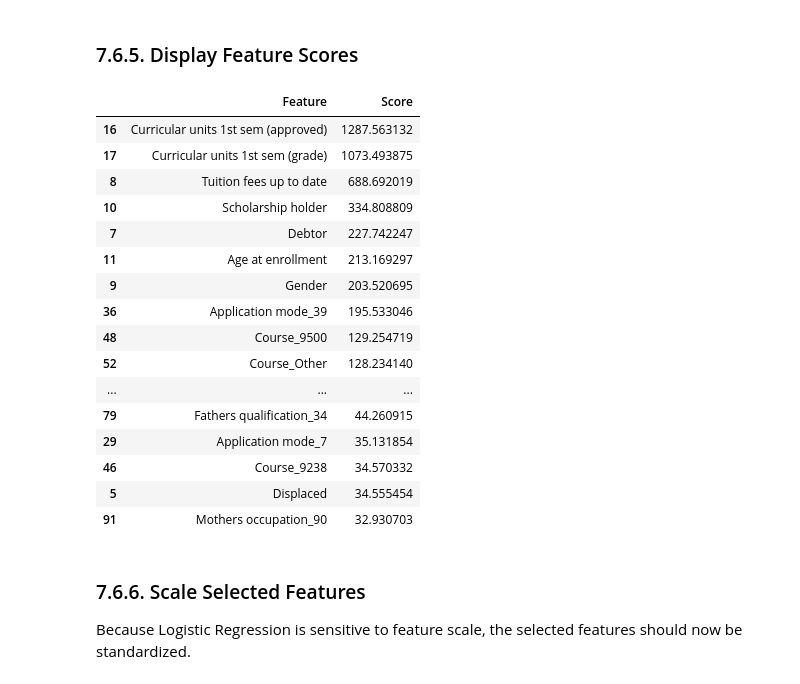
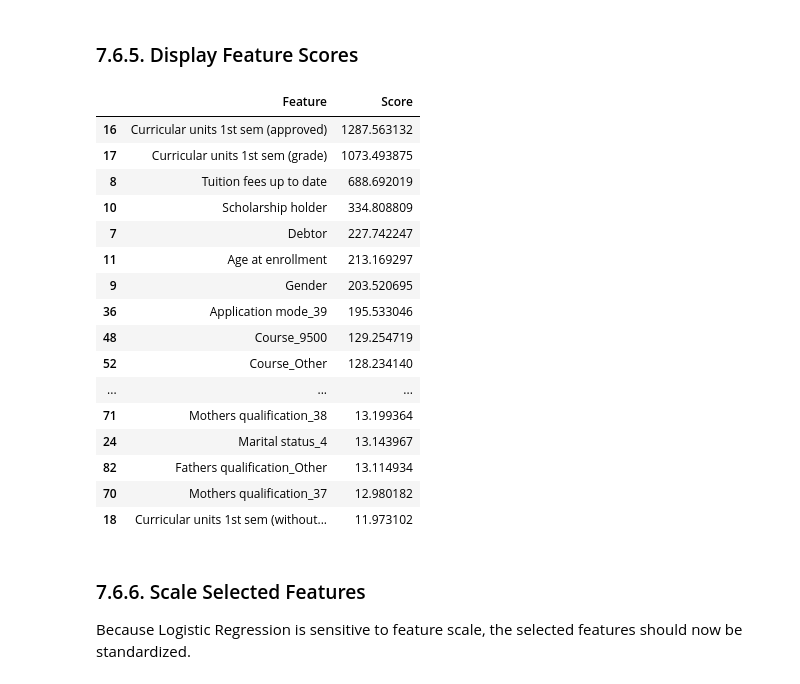
Before and after one commit to DimitarMalamski/student-dropout-predictor, a Jupyter notebook: notebooks/dropout_predictor.ipynb, the cells around one changed output. Saved outputs shown, nothing was run; the diff lists cells and outputs as text; code cells hidden in the pictures.

```diff
--- a/notebooks/dropout_predictor.ipynb
+++ b/notebooks/dropout_predictor.ipynb
@@ -603,28 +603,28 @@ Mothers occupation_90
 # %%
 feature_scores = pd.DataFrame({
   "Feature": X_train_fs.columns,
   "Score": selector.scores_
 }).sort_values(by="Score", ascending=False)
 
-feature_scores.head(20)
+feature_scores.head(30)
 # %% [output]
 |  | Feature | Score |
 | 16 | Curricular units 1st sem (approved) | 1287.563132 |
 | 17 | Curricular units 1st sem (grade) | 1073.493875 |
 | 8 | Tuition fees up to date | 688.692019 |
 | 10 | Scholarship holder | 334.808809 |
 | 7 | Debtor | 227.742247 |
 | 11 | Age at enrollment | 213.169297 |
 | 9 | Gender | 203.520695 |
 | 36 | Application mode_39 | 195.533046 |
 | 48 | Course_9500 | 129.254719 |
 | 52 | Course_Other | 128.234140 |
 | ... | ... | ... |
-| 79 | Fathers qualification_34 | 44.260915 |
-| 29 | Application mode_7 | 35.131854 |
-| 46 | Course_9238 | 34.570332 |
-| 5 | Displaced | 34.555454 |
-| 91 | Mothers occupation_90 | 32.930703 |
+| 71 | Mothers qualification_38 | 13.199364 |
+| 24 | Marital status_4 | 13.143967 |
+| 82 | Fathers qualification_Other | 13.114934 |
+| 70 | Mothers qualification_37 | 12.980182 |
+| 18 | Curricular units 1st sem (without... | 11.973102 |
 # %% [markdown]
 ### 7.6.6. Scale Selected Features
 
```
Also changed, not shown: parts of 1 cell of this notebook, 49 other files.
